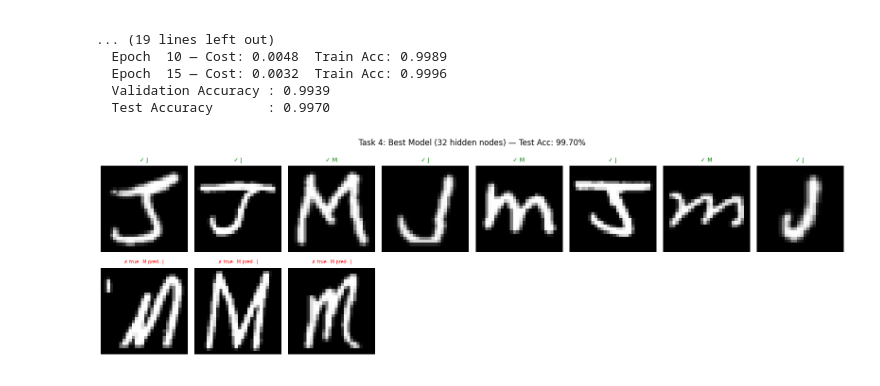
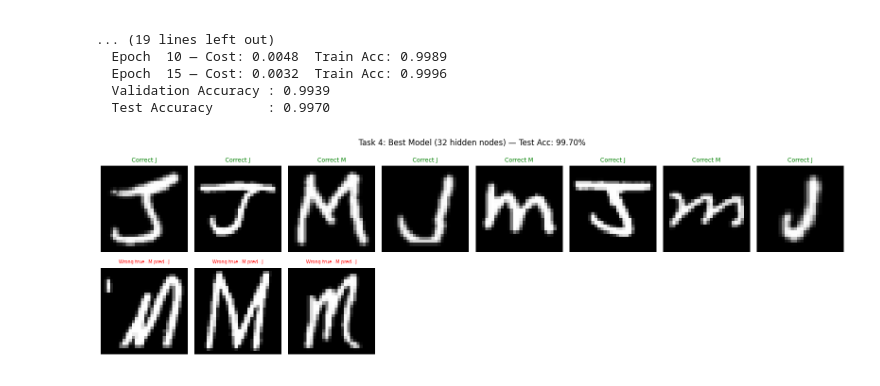
Before and after one commit to simrankhare2003/Deep_learning, a Jupyter notebook: New.ipynb, the cells around one changed output. Saved outputs shown, nothing was run; the diff lists cells and outputs as text; code cells hidden in the pictures.

```diff
--- a/New.ipynb
+++ b/New.ipynb
@@ -770,33 +770,33 @@ incorrect_idxs = np.where(best_t4['test_preds'] != y4_test)[0]
 
 n_correct   = len(correct_idxs)
 n_incorrect = len(incorrect_idxs)
 n_cols      = max(n_correct, n_incorrect)
 
 fig, axes = plt.subplots(2, n_cols, figsize=(2 * n_cols, 5))
 
 # Top row: correct predictions
 for j in range(n_cols):
     if j < n_correct:
         idx = correct_idxs[j]
         axes[0, j].imshow(x_flat[test_idx[idx]].reshape(28, 28), cmap="gray")
-        axes[0, j].set_title(f"✓ {letter_map[int(y4_test[idx])]}", color="green", fontsize=9)
+        axes[0, j].set_title(f"Correct {letter_map[int(y4_test[idx])]}", color="green", fontsize=9)
     axes[0, j].axis("off")
 
 # Bottom row: incorrect predictions
 for j in range(n_cols):
     if j < n_incorrect:
         idx = incorrect_idxs[j]
         axes[1, j].imshow(x_flat[test_idx[idx]].reshape(28, 28), cmap="gray")
         axes[1, j].set_title(
-            f"✗ true={letter_map[int(y4_test[idx])]} pred={letter_map[int(best_t4['test_preds'][idx])]}",
+            f"Wrong true={letter_map[int(y4_test[idx])]} pred={letter_map[int(best_t4['test_preds'][idx])]}",
             color="red", fontsize=7
         )
     axes[1, j].axis("off")
 
 axes[0, 0].set_ylabel("Correct", fontsize=10, color="green")
 axes[1, 0].set_ylabel("Wrong",   fontsize=10, color="red")
 plt.suptitle(f"Task 4: Best Model ({best_t4['n_hidden']} hidden nodes) — Test Acc: {best_t4['test_acc']:.2%}")
 plt.tight_layout()
 plt.show()
 # %% [output]
-[figure, old version]
+[figure, new version]
```
